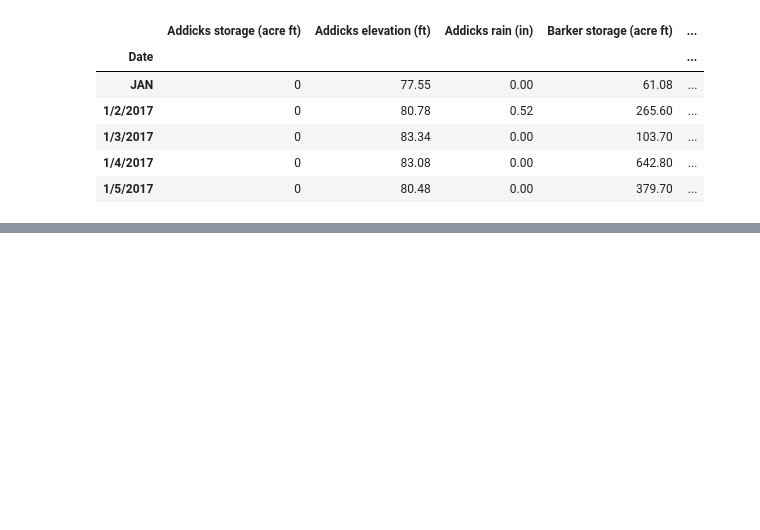
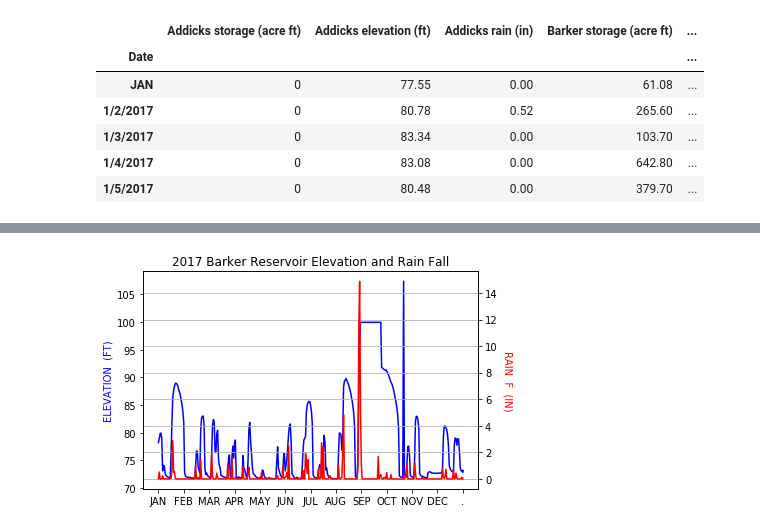
Before and after one commit to Margsaniel/htxemergencycoders, a Jupyter notebook: notebooks/doug.ipynb, the cells around one changed output, grey strips where cells are left out. Cells and saved outputs as stored; diff of their text form; code cells hidden in the pictures; blank space fills up the shorter version.

```diff
--- a/notebooks/doug.ipynb
+++ b/notebooks/doug.ipynb
@@ -47,0 +61,32 @@ plt.show()
+# %%
+# Create a list of dates and elevations for Barker Reservoir
+x = reservoirs_and_bayou_df["Date"]
+y1 = reservoirs_and_bayou_df["Barker elevation (ft)"]
+y2 = reservoirs_and_bayou_df["Barker rain (in)"]
+
+fig, ax1 = plt.subplots()
+
+ax2 = ax1.twinx()
+ax1.plot(x, y1, "b-")
+ax2.plot(x, y2, "r-")
+
+ax1.set_xlabel("")
+ax1.set_ylabel("ELEVATION  (FT)", color="b")
+ax2.set_ylabel("RAIN  F  (IN)", color="r", rotation=270, labelpad=15)
+
+plt.title("2017 Barker Reservoir Elevation and Rain Fall")
+
+frequency = 30
+
+plt.xticks(x[::frequency],rotation=45)
+plt.grid()
+
+#plt.axhline(y=104, color='r', linestyle='-')
+#plt.text(104, 104, "Top of Spillway", fontsize=10, va='center', ha='center', backgroundcolor='w')
+#plt.axhline(y=96, color='r', linestyle='-')
+#plt.text(96, 96, " House Flooding", fontsize=10, va='center', ha='center', backgroundcolor='w')
+
+plt.savefig("../images/barker_reservoir_elevation.png")
+plt.show()
+# %% [output]
+[figure, added]
```
Also changed, not shown: parts of 2 cells of this notebook, 3 other files.
